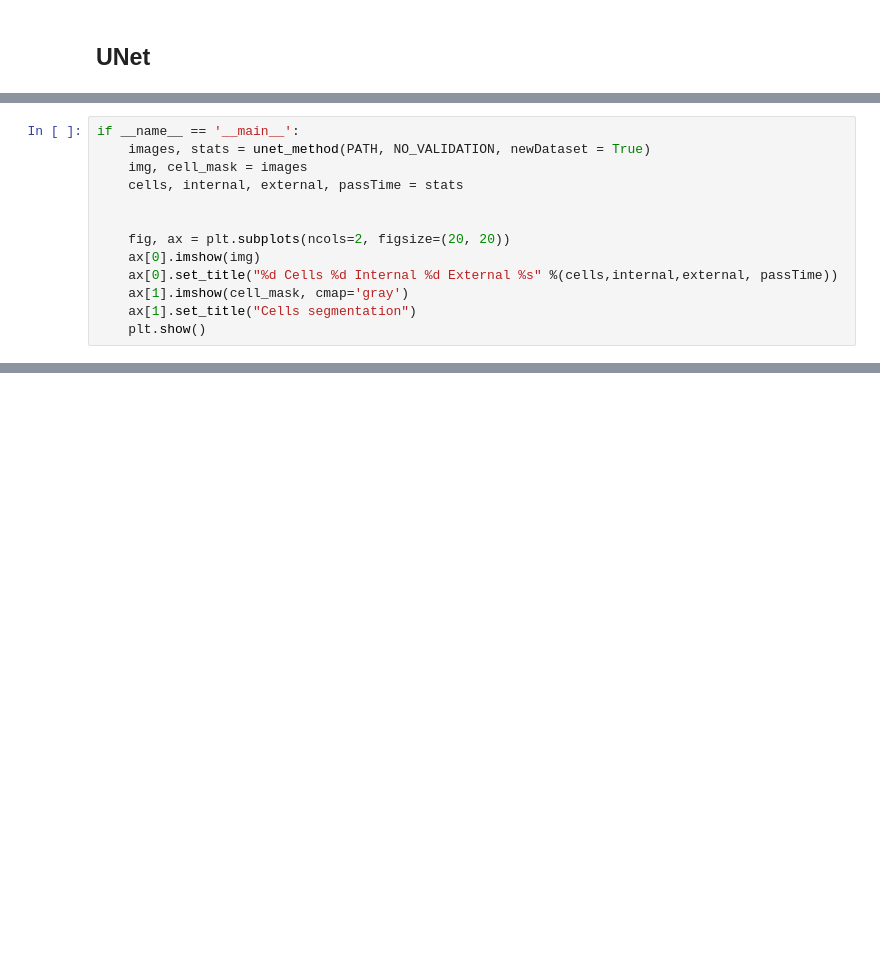
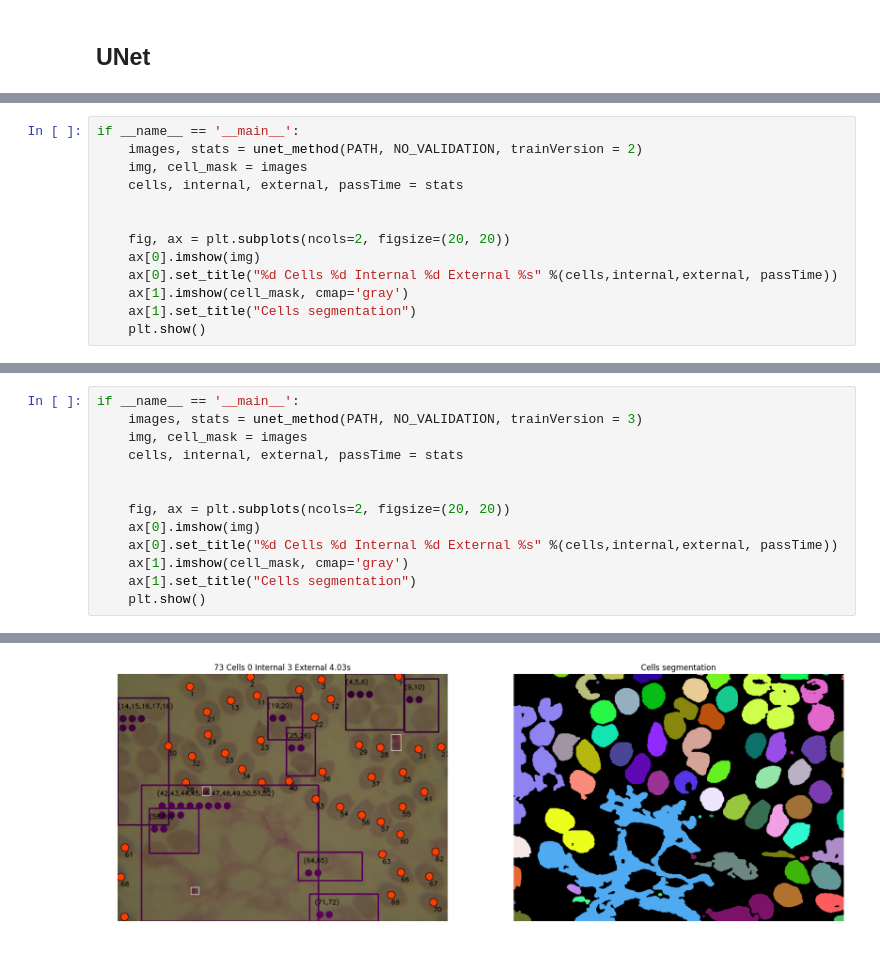
Before and after one commit to klingerkrieg/pid-course-project, a Jupyter notebook: segmentation_methods/unet.ipynb, the cells around one changed output, grey strips where cells are left out. Saved outputs shown, nothing was run; the diff lists cells and outputs as text; blank space fills up the shorter version.

```diff
--- a/segmentation_methods/unet.ipynb
+++ b/segmentation_methods/unet.ipynb
@@ -91,6 +101,6 @@ if __name__ == '__main__':
 # %%
 if __name__ == '__main__':
-    images, stats = unet_method(PATH, NO_VALIDATION, newDataset = True)
+    images, stats = unet_method(PATH, NO_VALIDATION, trainVersion = 2)
     img, cell_mask = images
     cells, internal, external, passTime = stats
 
@@ -106,0 +118,14 @@ if __name__ == '__main__':
+# %%
+if __name__ == '__main__':
+    images, stats = unet_method(PATH, NO_VALIDATION, trainVersion = 3)
+    img, cell_mask = images
+    cells, internal, external, passTime = stats
+
+
+    fig, ax = plt.subplots(ncols=2, figsize=(20, 20))
+    ax[0].imshow(img)
+    ax[0].set_title("%d Cells %d Internal %d External %s" %(cells,internal,external, passTime))
+    ax[1].imshow(cell_mask, cmap='gray')
+    ax[1].set_title("Cells segmentation")
+    plt.show()
+# %% [output]
@@ -106,0 +134 @@ if __name__ == '__main__':
+[figure, added]
```
Also changed, not shown: parts of 3 cells of this notebook, 6 other files.
